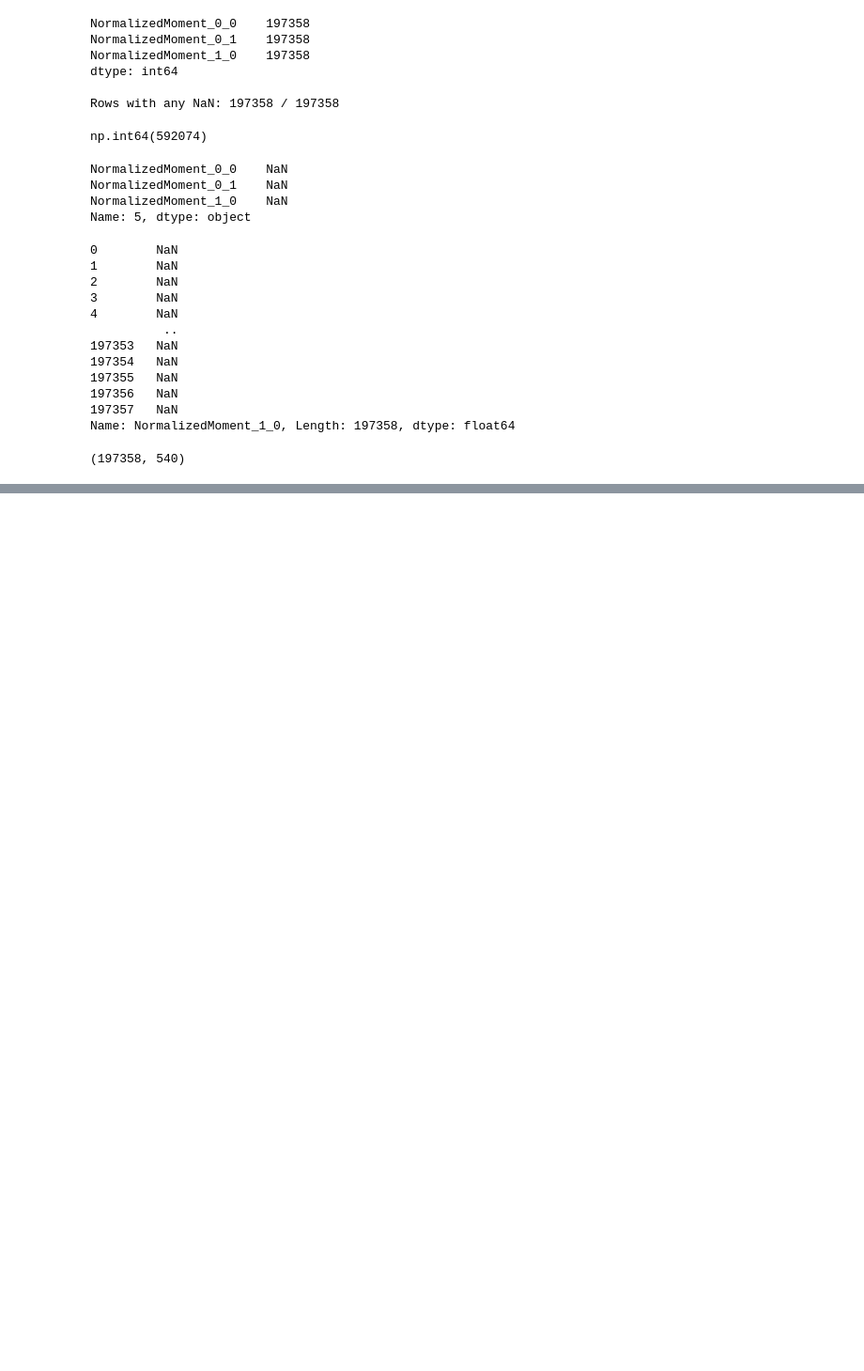
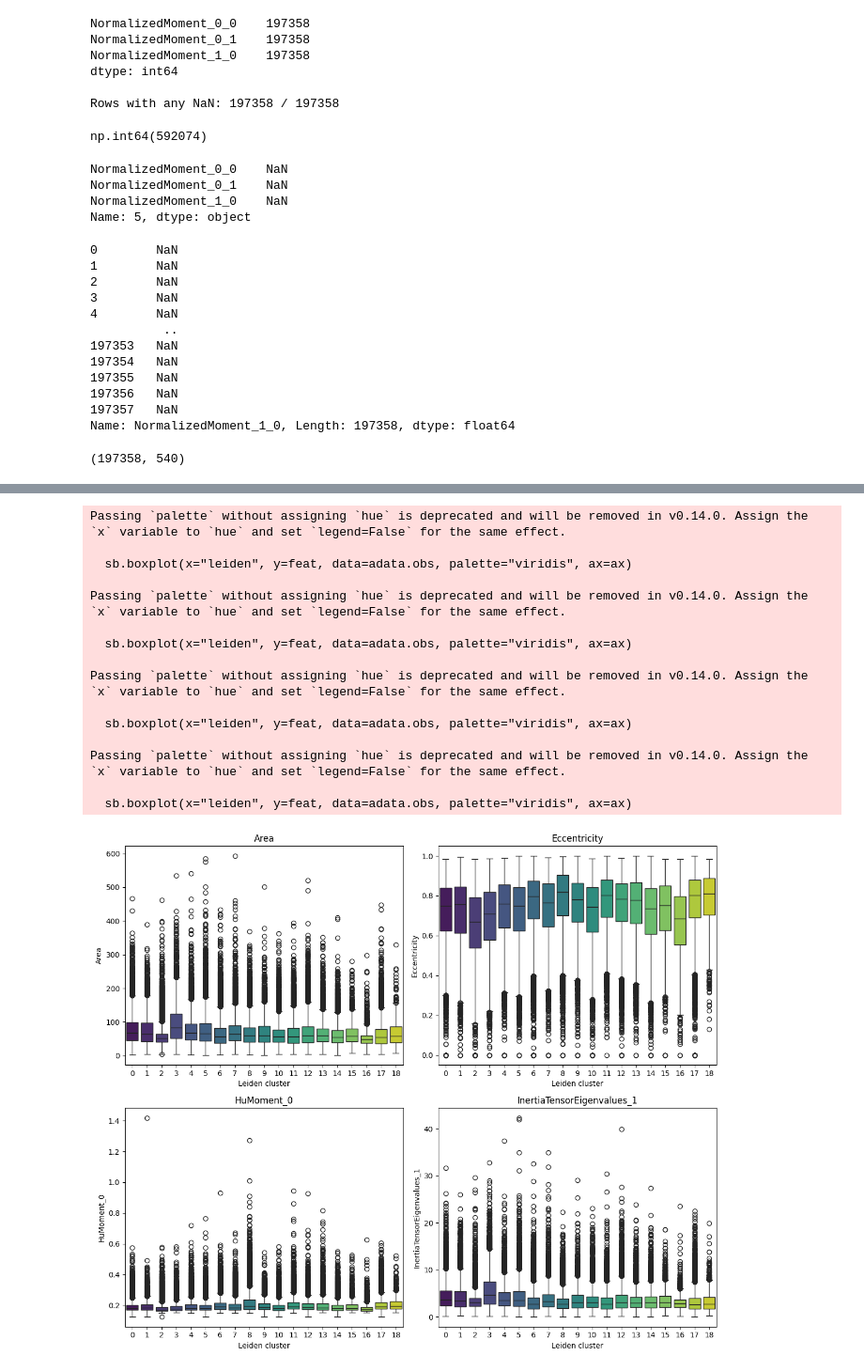
Before and after one commit to hannes-neumann/conditional-flow-matching-seminar, a Jupyter notebook: analyse_dataset.ipynb, the cells around one changed output, grey strips where cells are left out. Shown at 94% size. Cells and saved outputs as stored; diff of their text form; code cells hidden in the pictures; blank space fills up the shorter version.

```diff
--- a/analyse_dataset.ipynb
+++ b/analyse_dataset.ipynb
@@ -151,0 +345,27 @@ adata.X.shape
+# %%
+FEATURES_TO_COMPARE = ['Area', 'Eccentricity', 'HuMoment_0', 'InertiaTensorEigenvalues_1']
+fig, axes = plt.subplots(2, 2, figsize=(12, 10))
+axes = axes.flatten()
+for ax, feat in zip(axes, ["Area", "Eccentricity", "HuMoment_0", "InertiaTensorEigenvalues_1"]):
+    sb.boxplot(x="leiden", y=feat, data=adata.obs, palette="viridis", ax=ax)
+    ax.set_title(feat)
+    ax.set_xlabel("Leiden cluster")
+plt.tight_layout()
+plt.savefig("boxplots_by_cluster.png", dpi=200, bbox_inches="tight")
+# %% [output]
+Passing `palette` without assigning `hue` is deprecated and will be removed in v0.14.0. Assign the `x` variable to `hue` and set `legend=False` for the same effect.
+
+  sb.boxplot(x="leiden", y=feat, data=adata.obs, palette="viridis", ax=ax)
+
+Passing `palette` without assigning `hue` is deprecated and will be removed in v0.14.0. Assign the `x` variable to `hue` and set `legend=False` for the same effect.
+
+  sb.boxplot(x="leiden", y=feat, data=adata.obs, palette="viridis", ax=ax)
+
+Passing `palette` without assigning `hue` is deprecated and will be removed in v0.14.0. Assign the `x` variable to `hue` and set `legend=False` for the same effect.
+
+  sb.boxplot(x="leiden", y=feat, data=adata.obs, palette="viridis", ax=ax)
+
+Passing `palette` without assigning `hue` is deprecated and will be removed in v0.14.0. Assign the `x` variable to `hue` and set `legend=False` for the same effect.
+
+  sb.boxplot(x="leiden", y=feat, data=adata.obs, palette="viridis", ax=ax)
+[figure, added]
```
Also changed, not shown: parts of 9 cells of this notebook, 12 other files.
